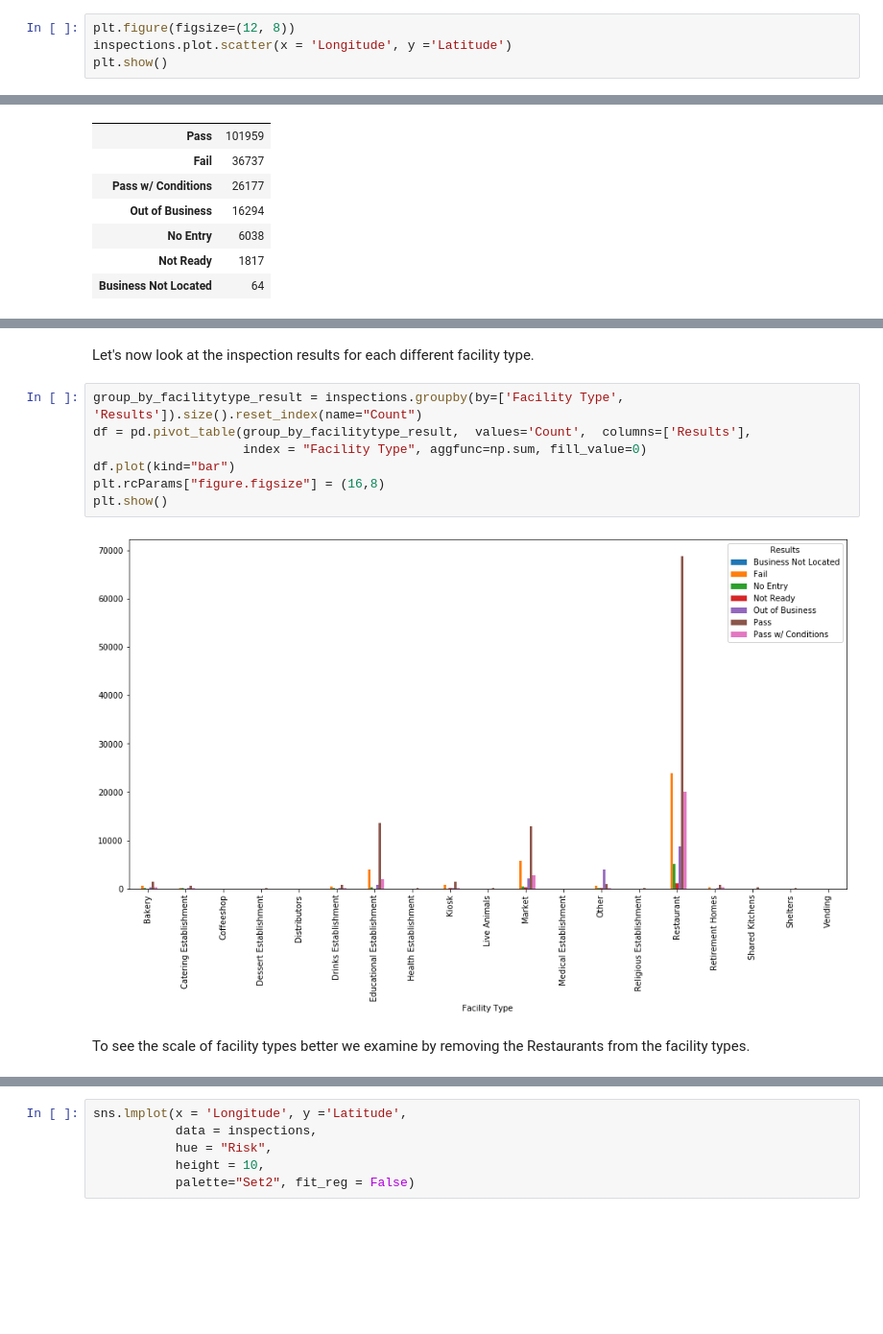
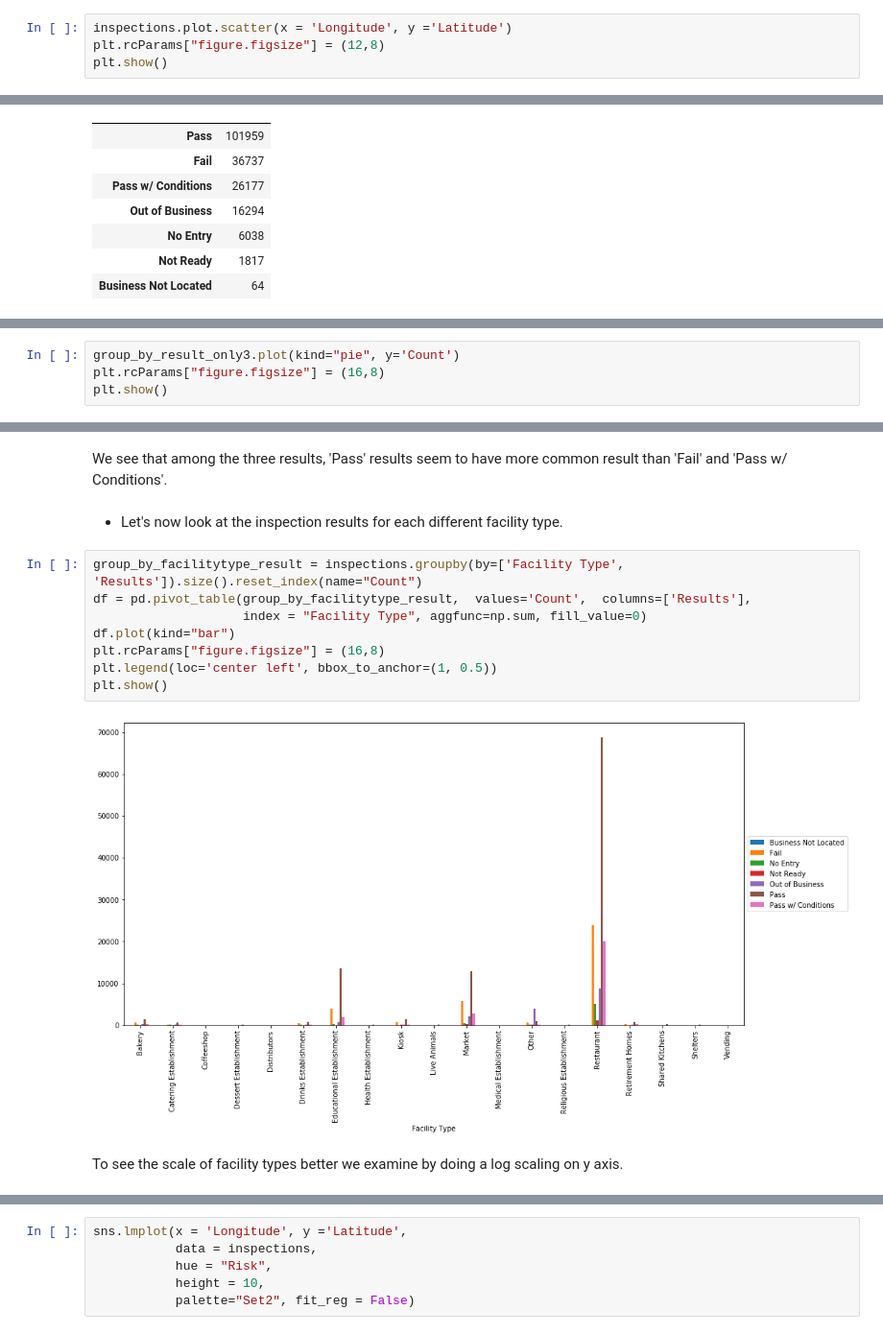
Before and after one commit to aaag97/ada-2019-project-databusters, a Jupyter notebook: Exploratory Data Analysis CFI.ipynb, the cells around one changed output, grey strips where cells are left out. Shown at 96% size. Saved outputs shown, nothing was run; the diff lists cells and outputs as text; blank space fills up the shorter version.

```diff
--- a/Exploratory Data Analysis CFI.ipynb
+++ b/Exploratory Data Analysis CFI.ipynb
@@ -65,5 +65,5 @@ Let's look at the locations of each facility type in the CFI data by ploting the
 # %%
-plt.figure(figsize=(12, 8))
 inspections.plot.scatter(x = 'Longitude', y ='Latitude')
+plt.rcParams["figure.figsize"] = (12,8)
 plt.show()
 # %% [output]
@@ -146,0 +140,4 @@ group_by_result[:3]
+# %%
+group_by_result_only3.plot(kind="pie", y='Count')
+plt.rcParams["figure.figsize"] = (16,8)
+plt.show()
@@ -147,14 +146,17 @@ group_by_result[:3]
+# %% [markdown]
+We see that among the three results, 'Pass' results seem to have more common result than 'Fail' and 'Pass w/ Conditions'.
 # %% [markdown]
-Let's now look at the inspection results for each different facility type.
+- Let's now look at the inspection results for each different facility type.
 # %%
 group_by_facilitytype_result = inspections.groupby(by=['Facility Type', 'Results']).size().reset_index(name="Count")
 df = pd.pivot_table(group_by_facilitytype_result,  values='Count',  columns=['Results'],
                     index = "Facility Type", aggfunc=np.sum, fill_value=0)
 df.plot(kind="bar")
 plt.rcParams["figure.figsize"] = (16,8)
+plt.legend(loc='center left', bbox_to_anchor=(1, 0.5))
 plt.show()
 # %% [output]
-[figure, old version]
+[figure, new version]
 # %% [markdown]
-To see the scale of facility types better we examine by removing the Restaurants from the facility types.
+To see the scale of facility types better we examine by doing a log scaling on y axis.
 # %%
```
Also changed, not shown: parts of 23 cells of this notebook.
